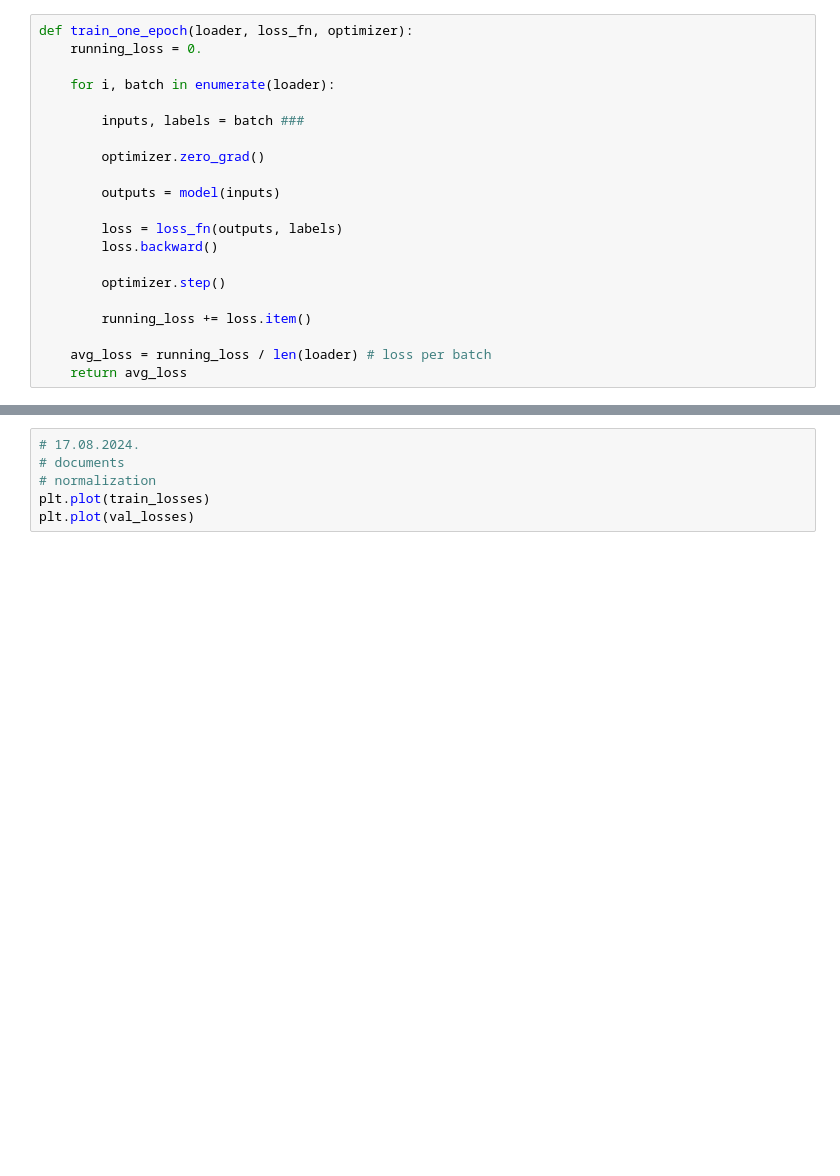
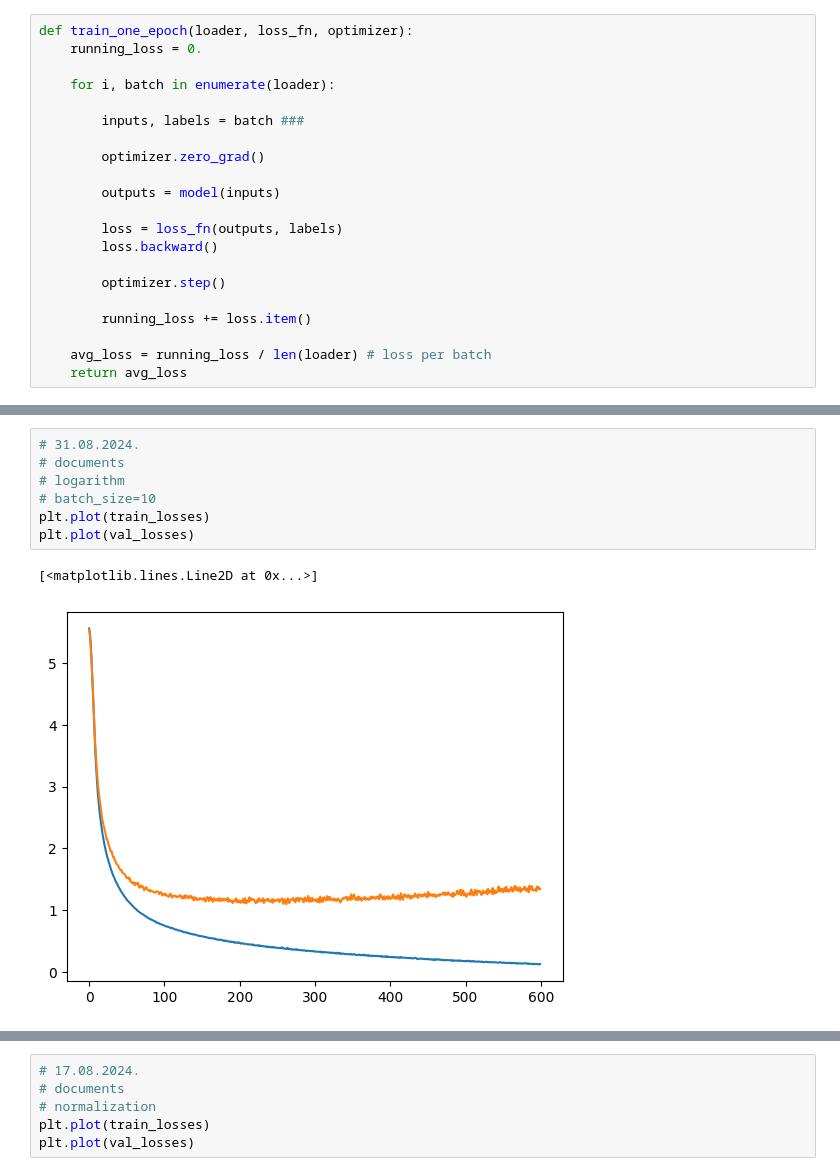
Before and after one commit to BDomzal/inks, a Jupyter notebook: notebooks/inks_classification_nn.ipynb, the cells around one changed output, grey strips where cells are left out. Saved outputs shown, nothing was run; the diff lists cells and outputs as text; blank space fills up the shorter version.

```diff
--- a/notebooks/inks_classification_nn.ipynb
+++ b/notebooks/inks_classification_nn.ipynb
@@ -399,0 +449,10 @@ EPOCH 459:
+# %%
+# 31.08.2024.
+# documents
+# logarithm
+# batch_size=10
+plt.plot(train_losses)
+plt.plot(val_losses)
+# %% [output]
+[<matplotlib.lines.Line2D at 0x...>]
+[figure, added]
```
Also changed, not shown: parts of 19 cells of this notebook, 3 other files.
